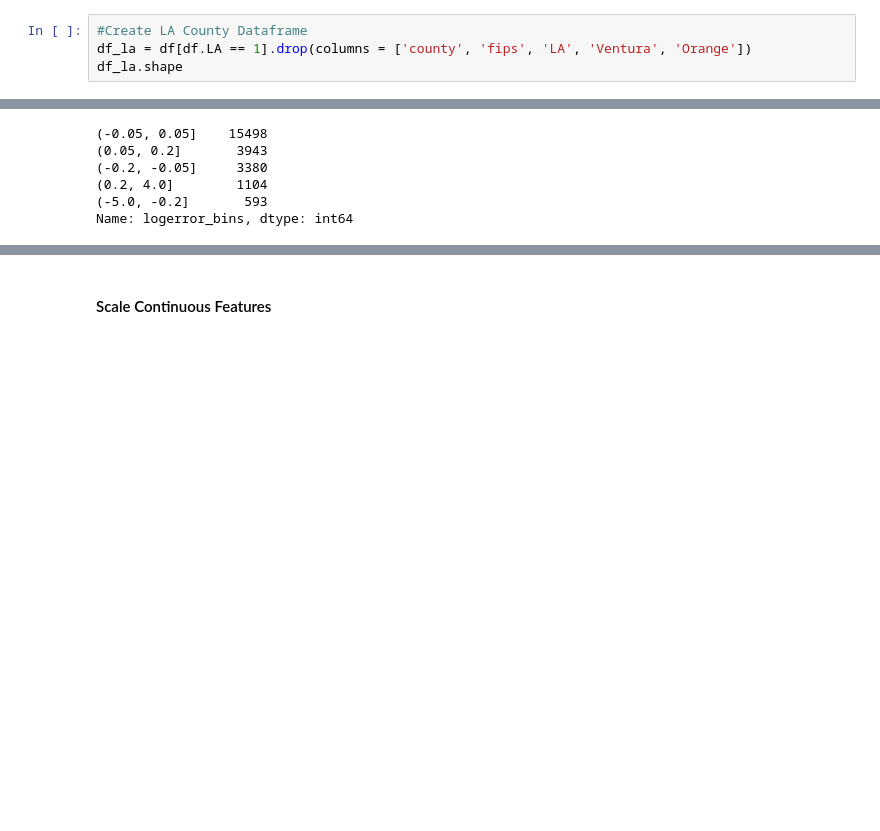
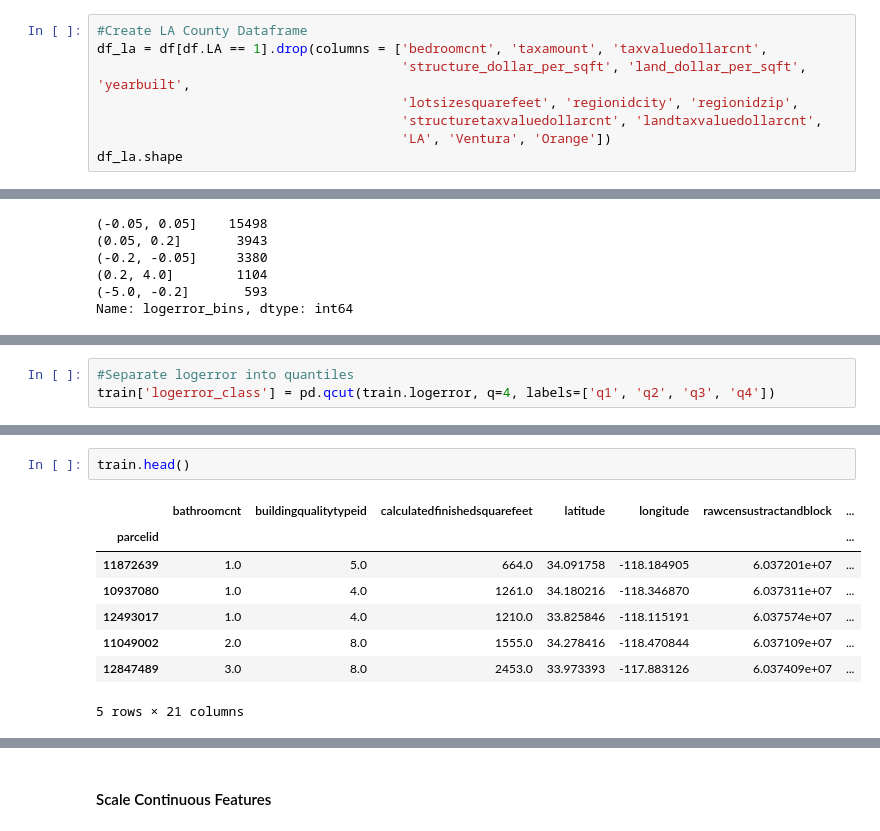
Before and after one commit to Gabriela-and-Justin/Zillow-Clustering-Project, a Jupyter notebook: justin_scratchpad.ipynb, the cells around one changed output, grey strips where cells are left out. Cells and saved outputs as stored; diff of their text form; blank space fills up the shorter version.

```diff
--- a/justin_scratchpad.ipynb
+++ b/justin_scratchpad.ipynb
@@ -359,7 +413,11 @@ Index(['bathroomcnt', 'bedroomcnt', 'buildingqualitytypeid',
 ### Now I am going to break up the dataframe into three separate dfs by county
 # %%
 #Create LA County Dataframe
-df_la = df[df.LA == 1].drop(columns = ['county', 'fips', 'LA', 'Ventura', 'Orange'])
+df_la = df[df.LA == 1].drop(columns = ['bedroomcnt', 'taxamount', 'taxvaluedollarcnt',
+                                       'structure_dollar_per_sqft', 'land_dollar_per_sqft', 'yearbuilt',
+                                       'lotsizesquarefeet', 'regionidcity', 'regionidzip',
+                                       'structuretaxvaluedollarcnt', 'landtaxvaluedollarcnt',
+                                       'LA', 'Ventura', 'Orange'])
 df_la.shape
 # %% [output]
 (43783, 19)
@@ -424,0 +522,3 @@ Name: logerror_bins, dtype: int64
+# %%
+#Separate logerror into quantiles
+train['logerror_class'] = pd.qcut(train.logerror, q=4, labels=['q1', 'q2', 'q3', 'q4'])
@@ -424,0 +534,11 @@ Name: logerror_bins, dtype: int64
+# %%
+train.head()
+# %% [output]
+|  | bathroomcnt | buildingqualitytypeid | calculatedfinishedsquarefeet | latitude | longitude | rawcensustractandblock | ... |
+| parcelid |  |  |  |  |  |  | ... |
+| 11872639 | 1.0 | 5.0 | 664.0 | 34.091758 | -118.184905 | 6.037201e+07 | ... |
+| 10937080 | 1.0 | 4.0 | 1261.0 | 34.180216 | -118.346870 | 6.037311e+07 | ... |
+| 12493017 | 1.0 | 4.0 | 1210.0 | 33.825846 | -118.115191 | 6.037574e+07 | ... |
+| 11049002 | 2.0 | 8.0 | 1555.0 | 34.278416 | -118.470844 | 6.037109e+07 | ... |
+| 12847489 | 3.0 | 8.0 | 2453.0 | 33.973393 | -117.883126 | 6.037409e+07 | ... |
+5 rows × 21 columns
```
Also changed, not shown: parts of 31 cells of this notebook.
